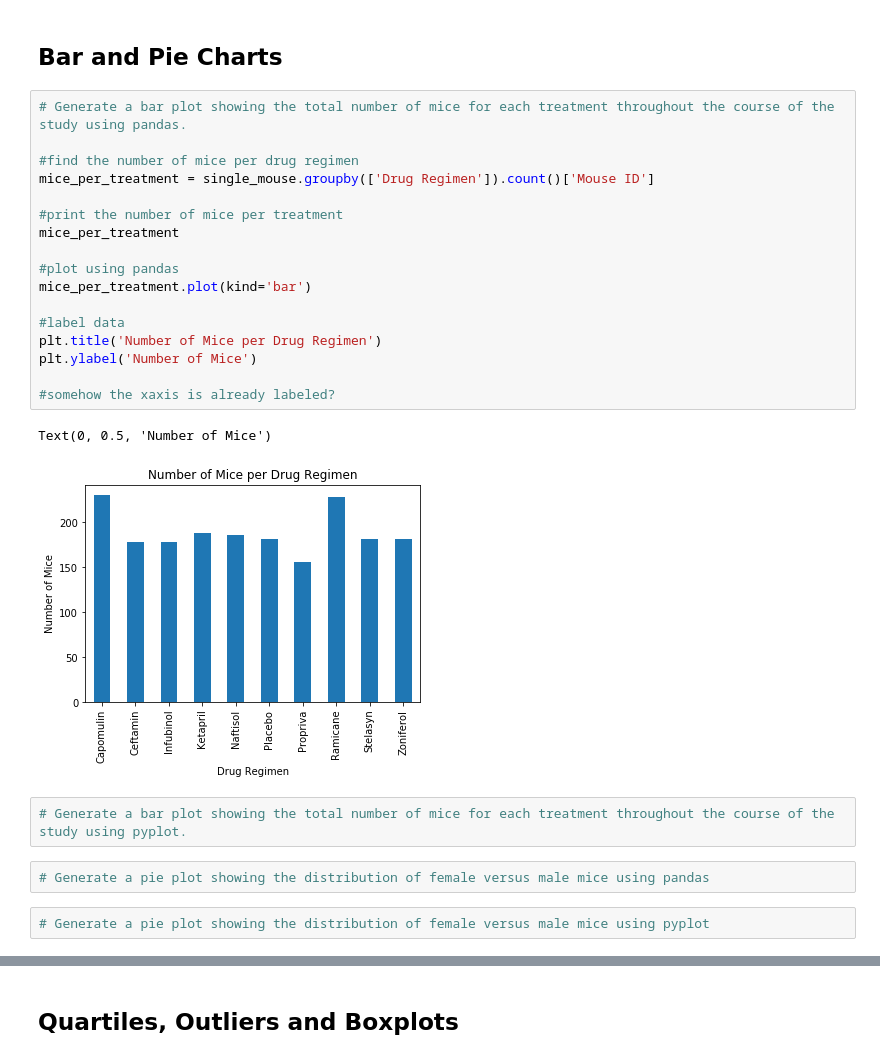
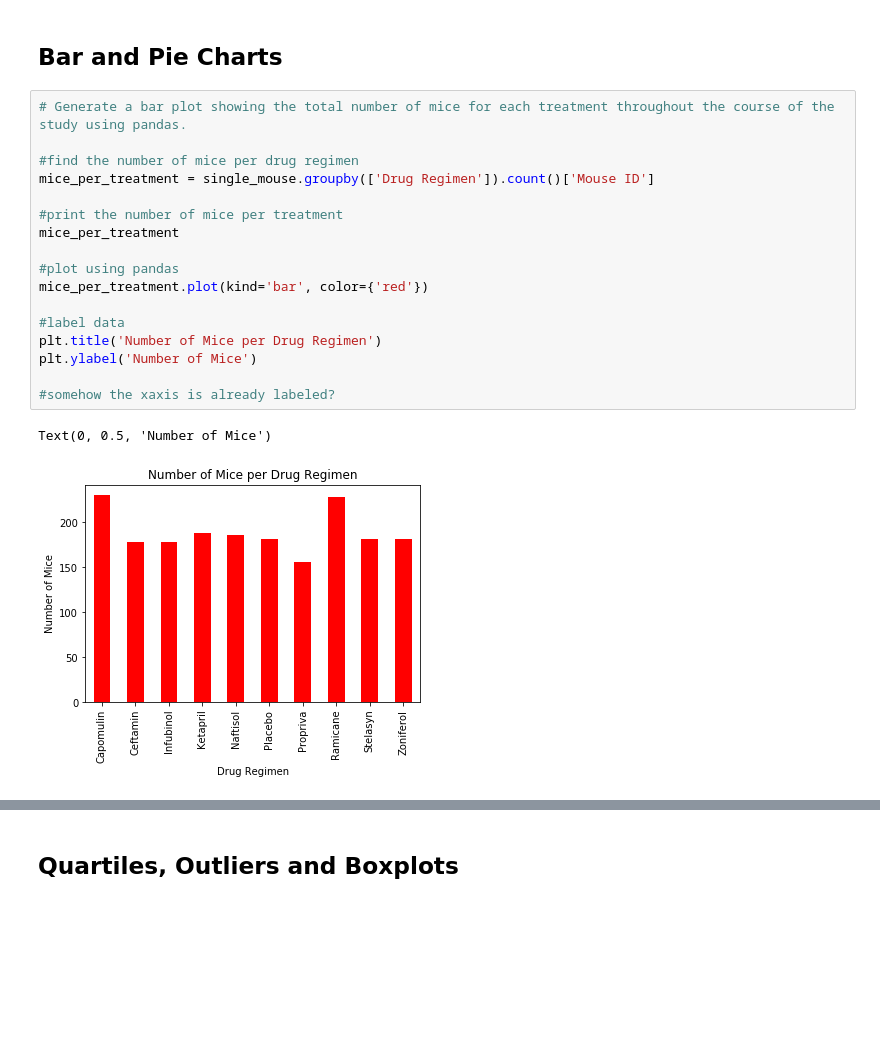
Before and after one commit to debrawu/matplotlib-challenge, a Jupyter notebook: Pymaceuticals/pymaceuticals_starter.ipynb, the cells around one changed output, grey strips where cells are left out. Cells and saved outputs as stored; diff of their text form; blank space fills up the shorter version.

```diff
--- a/Pymaceuticals/pymaceuticals_starter.ipynb
+++ b/Pymaceuticals/pymaceuticals_starter.ipynb
@@ -132,26 +132,20 @@ summary_stats
 # %%
 # Generate a bar plot showing the total number of mice for each treatment throughout the course of the study using pandas.
 
 #find the number of mice per drug regimen
 mice_per_treatment = single_mouse.groupby(['Drug Regimen']).count()['Mouse ID']
 
 #print the number of mice per treatment
 mice_per_treatment
 
 #plot using pandas
-mice_per_treatment.plot(kind='bar')
+mice_per_treatment.plot(kind='bar', color={'red'})
 
 #label data
 plt.title('Number of Mice per Drug Regimen')
 plt.ylabel('Number of Mice')
 
 #somehow the xaxis is already labeled?
 # %% [output]
 Text(0, 0.5, 'Number of Mice')
-[figure, old version]
+[figure, new version]
-# %%
-# Generate a bar plot showing the total number of mice for each treatment throughout the course of the study using pyplot.
-# %%
-# Generate a pie plot showing the distribution of female versus male mice using pandas
-# %%
-# Generate a pie plot showing the distribution of female versus male mice using pyplot
```
Also changed, not shown: parts of 4 cells of this notebook.
